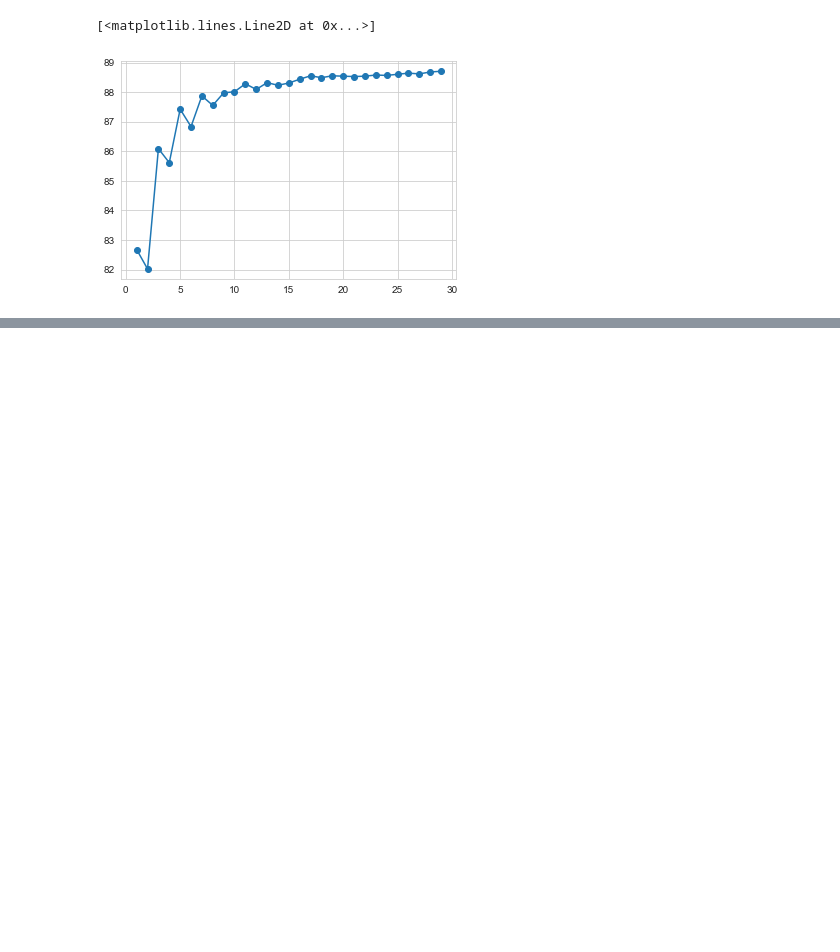
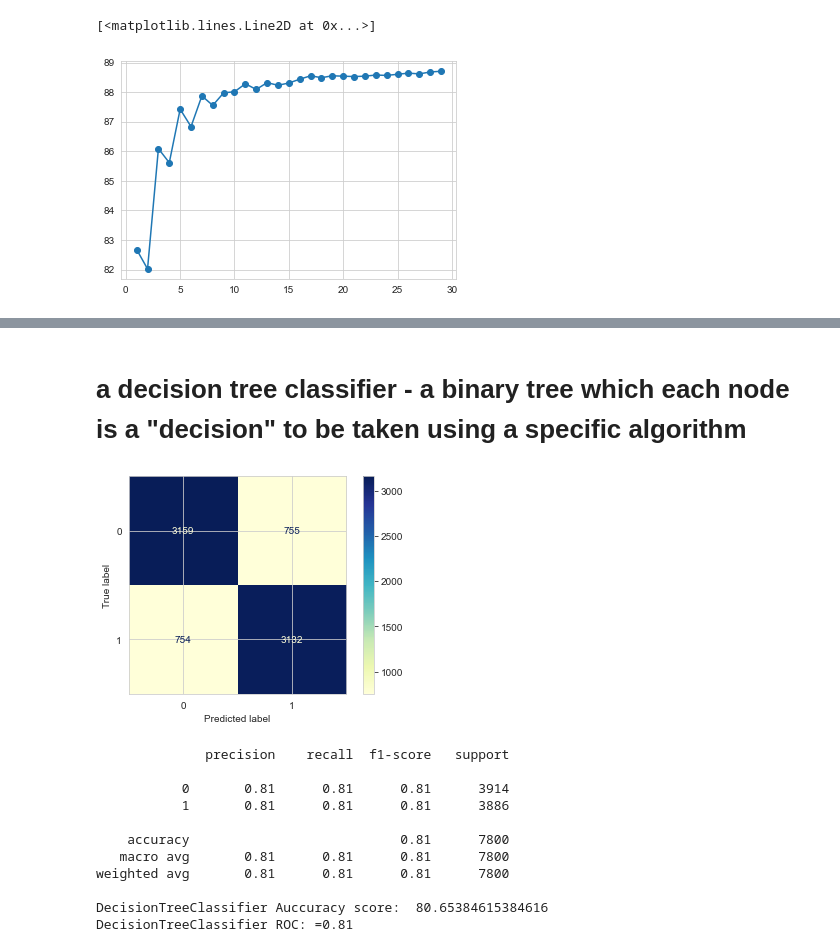
Before and after one commit to TalSomech/Data-Sc-101, a Jupyter notebook: classification 3.ipynb, the cells around one changed output, grey strips where cells are left out. Drawn from its saved outputs; the diff is of its cells as text; code cells hidden in the pictures; blank space fills up the shorter version.

```diff
--- a/classification 3.ipynb
+++ b/classification 3.ipynb
@@ -199,0 +262,20 @@ weighted avg       0.25      0.50      0.34      7800
+# %% [markdown]
+# a decision tree classifier - a binary tree which each node is a "decision" to be taken using a specific algorithm
+# %%
+t_clf=tree.DecisionTreeClassifier()
+t_clf.fit(x_train,y_train)
+fpr[i],tpr[i],tps[i]=get_stats(t_clf,x_test,y_test)
+i+=1
+# %% [output]
+[figure, added]
+              precision    recall  f1-score   support
+
+           0       0.81      0.81      0.81      3914
+           1       0.81      0.81      0.81      3886
+
+    accuracy                           0.81      7800
+   macro avg       0.81      0.81      0.81      7800
+weighted avg       0.81      0.81      0.81      7800
+
+DecisionTreeClassifier Auccuracy score:  80.65384615384616
+DecisionTreeClassifier ROC: =0.81
```
Also changed, not shown: parts of 35 cells of this notebook.
